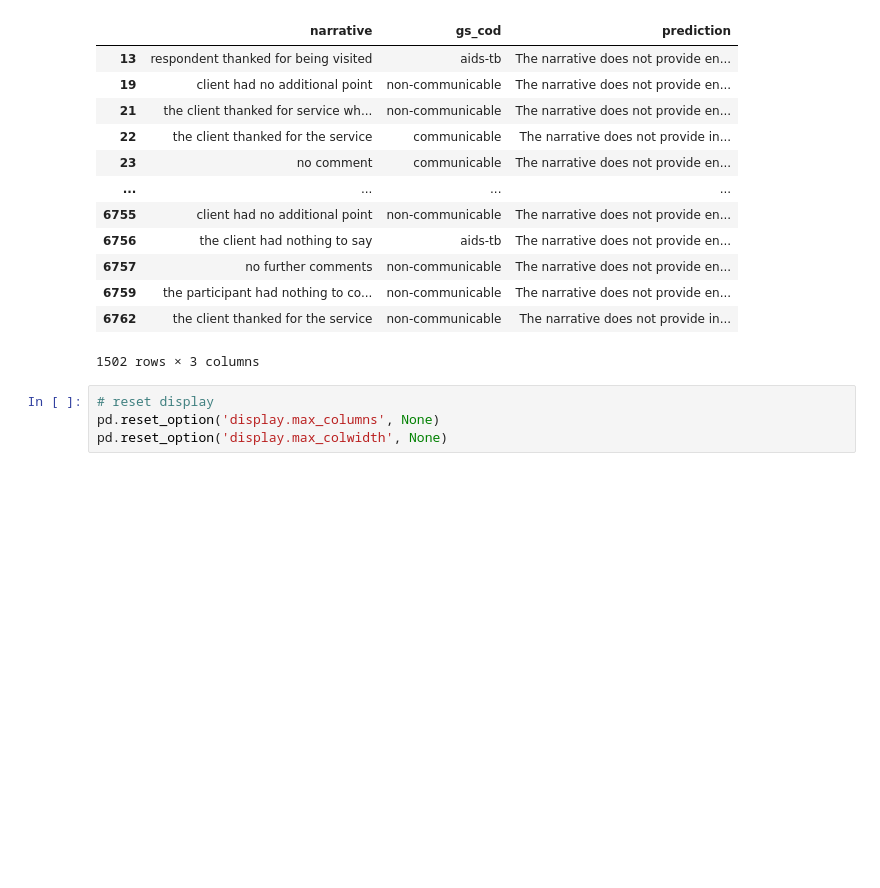
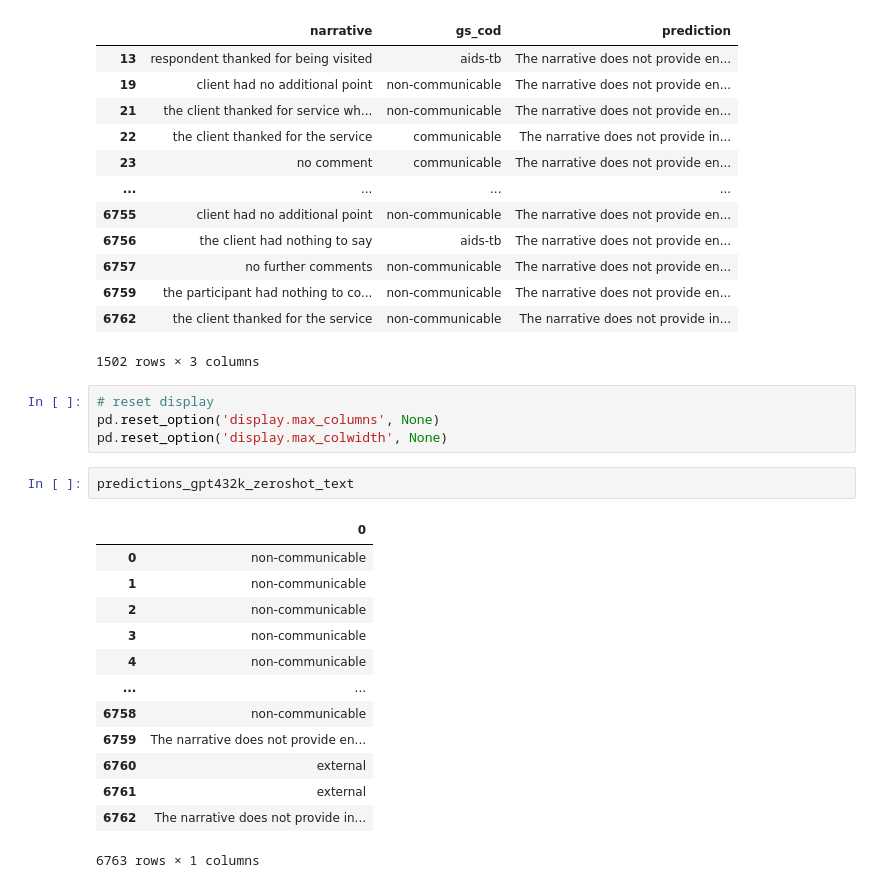
Before and after one commit to avisokay/va_nlp, a Jupyter notebook: src/gpt_nlp/analyze_results.ipynb, the cells around one changed output. Drawn from its saved outputs; the diff is of its cells as text; blank space fills up the shorter version.

```diff
--- a/src/gpt_nlp/analyze_results.ipynb
+++ b/src/gpt_nlp/analyze_results.ipynb
@@ -514,3 +514,19 @@ unclassified_subset(predictions_gpt432k_zeroshot_text)
 # reset display
 pd.reset_option('display.max_columns', None)
 pd.reset_option('display.max_colwidth', None)
+# %%
+predictions_gpt432k_zeroshot_text
+# %% [output]
+|  | 0 |
+| 0 | non-communicable |
+| 1 | non-communicable |
+| 2 | non-communicable |
+| 3 | non-communicable |
+| 4 | non-communicable |
+| ... | ... |
+| 6758 | non-communicable |
+| 6759 | The narrative does not provide en... |
+| 6760 | external |
+| 6761 | external |
+| 6762 | The narrative does not provide in... |
+6763 rows × 1 columns
```
Also changed, not shown: 3 other files.
